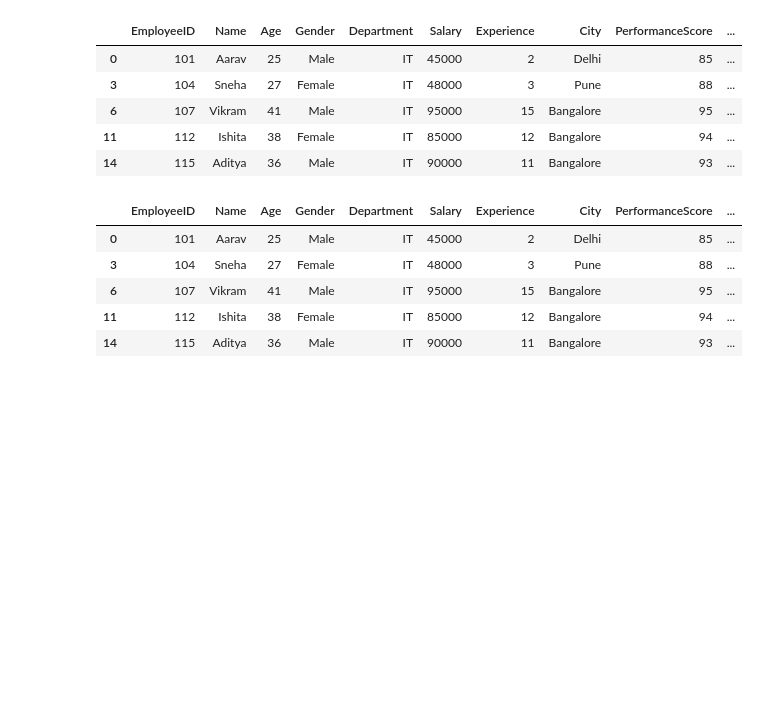
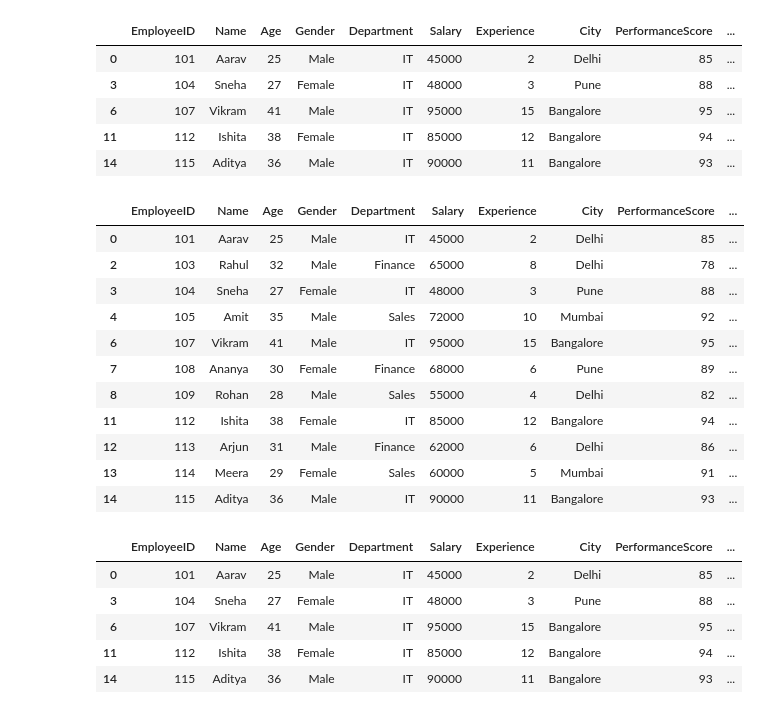
Before and after one commit to Mee-SUJAL/Employee-data-analysis, a Jupyter notebook: Employee_insights_citywise.ipynb, the cells around one changed output. Saved outputs shown, nothing was run; the diff lists cells and outputs as text; code cells hidden in the pictures; blank space fills up the shorter version.

Commit message:
Difference between filter and groupby by Questions

```diff
--- a/Employee_insights_citywise.ipynb
+++ b/Employee_insights_citywise.ipynb
@@ -707,6 +707,21 @@ df.groupby(['Department']).filter(lambda data: (data['Experience'].mean()>=5) &
 | 6 | 107 | Vikram | 41 | Male | IT | 95000 | 15 | Bangalore | 95 | ... |
 | 11 | 112 | Ishita | 38 | Female | IT | 85000 | 12 | Bangalore | 94 | ... |
 | 14 | 115 | Aditya | 36 | Male | IT | 90000 | 11 | Bangalore | 93 | ... |
+# %%
+df.groupby(['Department']).filter(lambda data: (data['Experience'].mean()>=5) and (len(data)>=3))
+# %% [output]
+|  | EmployeeID | Name | Age | Gender | Department | Salary | Experience | City | PerformanceScore | ... |
+| 0 | 101 | Aarav | 25 | Male | IT | 45000 | 2 | Delhi | 85 | ... |
+| 2 | 103 | Rahul | 32 | Male | Finance | 65000 | 8 | Delhi | 78 | ... |
+| 3 | 104 | Sneha | 27 | Female | IT | 48000 | 3 | Pune | 88 | ... |
+| 4 | 105 | Amit | 35 | Male | Sales | 72000 | 10 | Mumbai | 92 | ... |
+| 6 | 107 | Vikram | 41 | Male | IT | 95000 | 15 | Bangalore | 95 | ... |
+| 7 | 108 | Ananya | 30 | Female | Finance | 68000 | 6 | Pune | 89 | ... |
+| 8 | 109 | Rohan | 28 | Male | Sales | 55000 | 4 | Delhi | 82 | ... |
+| 11 | 112 | Ishita | 38 | Female | IT | 85000 | 12 | Bangalore | 94 | ... |
+| 12 | 113 | Arjun | 31 | Male | Finance | 62000 | 6 | Delhi | 86 | ... |
+| 13 | 114 | Meera | 29 | Female | Sales | 60000 | 5 | Mumbai | 91 | ... |
+| 14 | 115 | Aditya | 36 | Male | IT | 90000 | 11 | Bangalore | 93 | ... |
 # %%
 df.groupby(['Department']).filter(lambda data: (data['Name'].count()>=4))
 # %% [output]
```
Also changed, not shown: parts of 20 cells of this notebook.
